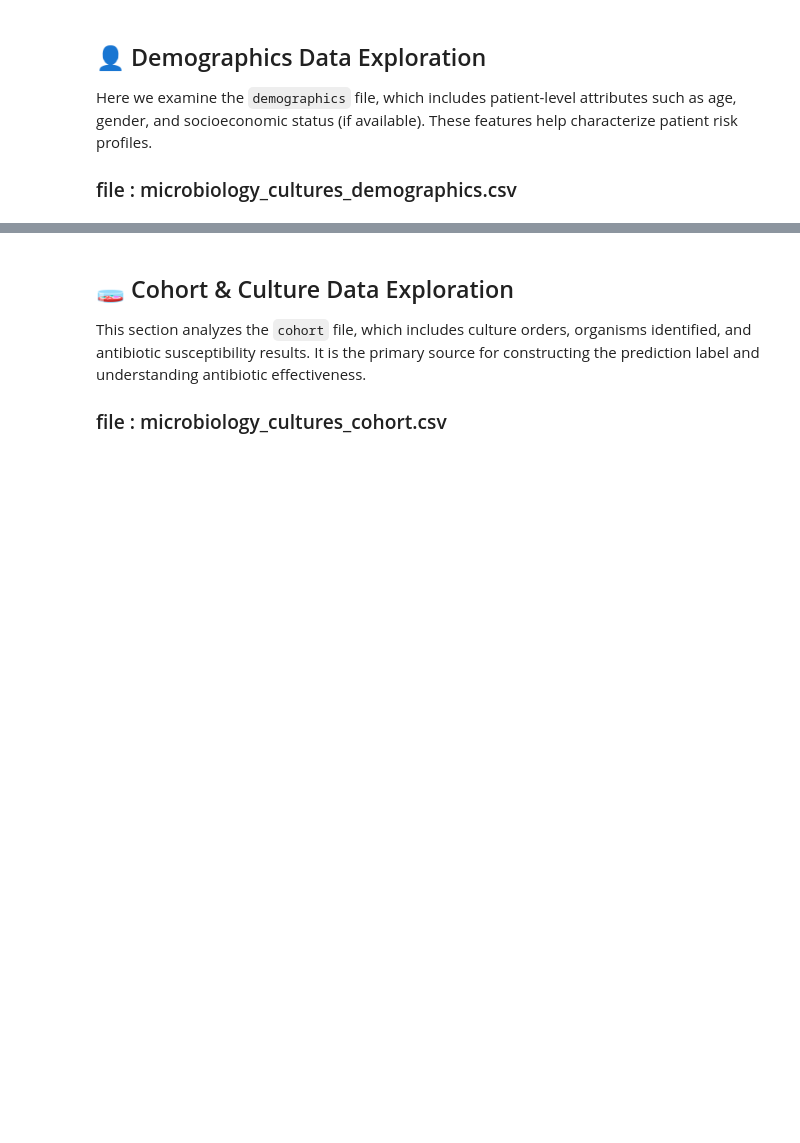
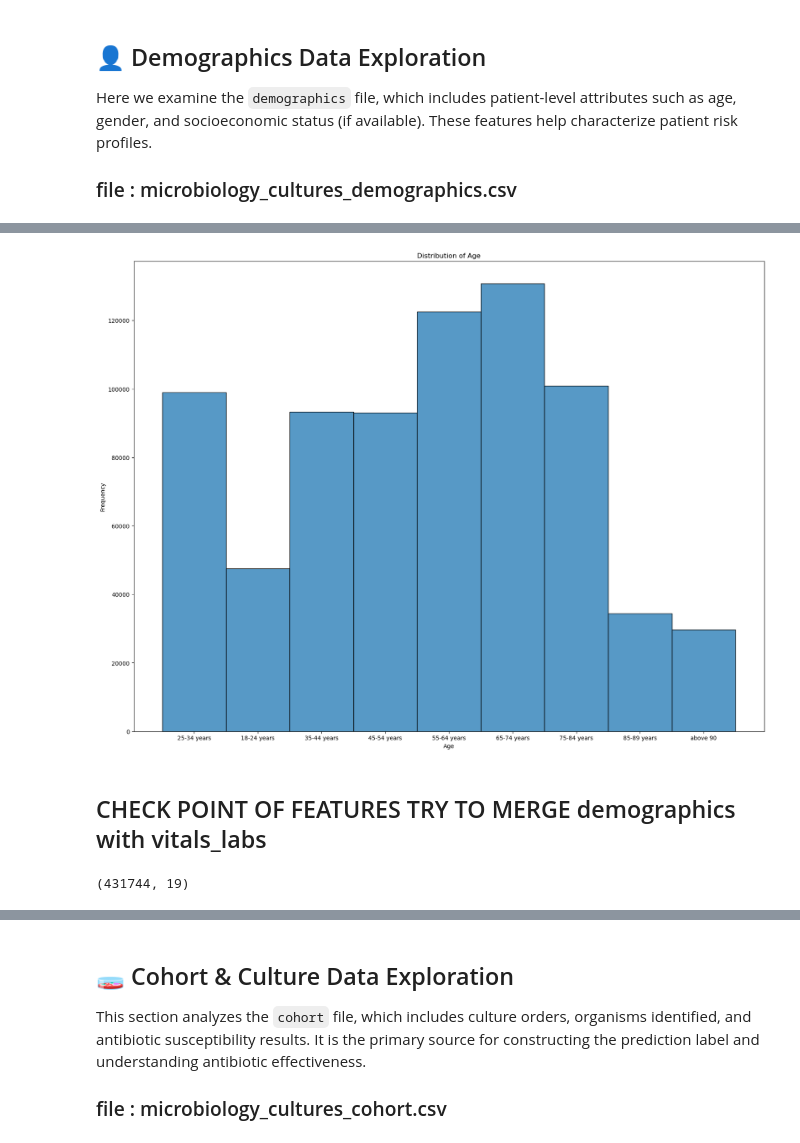
Before and after one commit to mohamedAlaa26/antibiotic-prediction, a Jupyter notebook: notebooks/explore_data.ipynb, the cells around one changed output, grey strips where cells are left out. Saved outputs shown, nothing was run; the diff lists cells and outputs as text; code cells hidden in the pictures; blank space fills up the shorter version.

Commit message:
exploration of labs and demographics files and merging them in one table

```diff
--- a/notebooks/explore_data.ipynb
+++ b/notebooks/explore_data.ipynb
@@ -194,3 +418,7 @@ This section covers the `labs` file, which contains laboratory results like whit
 Here we examine the `demographics` file, which includes patient-level attributes such as age, gender, and socioeconomic status (if available). These features help characterize patient risk profiles.
 
 ### file : microbiology_cultures_demographics.csv
+# %%
+file_path = data_path + "microbiology_cultures_demographics.csv"
+demographics_data = pd.read_csv(file_path)
+demographics_data.head()
@@ -196,0 +432,4 @@ Here we examine the `demographics` file, which includes patient-level attributes
+# %%
+# keep only order_proc_id_coded, age and gender
+demographics_data = demographics_data[['order_proc_id_coded', 'age', 'gender']]
+demographics_data.info()
@@ -196,0 +447,5 @@ Here we examine the `demographics` file, which includes patient-level attributes
+# %%
+# replace 'Null' with NaN for better handling of missing values
+demographics_data = demographics_data.replace('Null', np.nan)
+# check for missing values
+demographics_data.isnull().sum()
@@ -196,0 +461,4 @@ Here we examine the `demographics` file, which includes patient-level attributes
+# %%
+demographics_data['gender'] = demographics_data['gender'].apply(pd.to_numeric, errors='coerce')
+# check the unique values
+demographics_data['gender'].unique()
@@ -196,0 +505,19 @@ Here we examine the `demographics` file, which includes patient-level attributes
+# %%
+# plot the distribution of age
+plt.figure(figsize=(20, 15))
+sns.histplot(demographics_data['age'].dropna())
+plt.title('Distribution of Age')
+plt.xlabel('Age')
+plt.ylabel('Frequency')
+plt.show()
+# %% [output]
+[figure, added]
+# %% [markdown]
+## CHECK POINT OF FEATURES TRY TO MERGE demographics with vitals_labs
+# %%
+# merge the demographics data with vitals and labs data on order_proc_id_coded
+full_features = pd.merge(demographics_data, vitals_labs, on='order_proc_id_coded', how='inner')
+# check the merged data
+full_features.shape
+# %% [output]
+(431744, 19)
```
Also changed, not shown: parts of 29 cells of this notebook.
